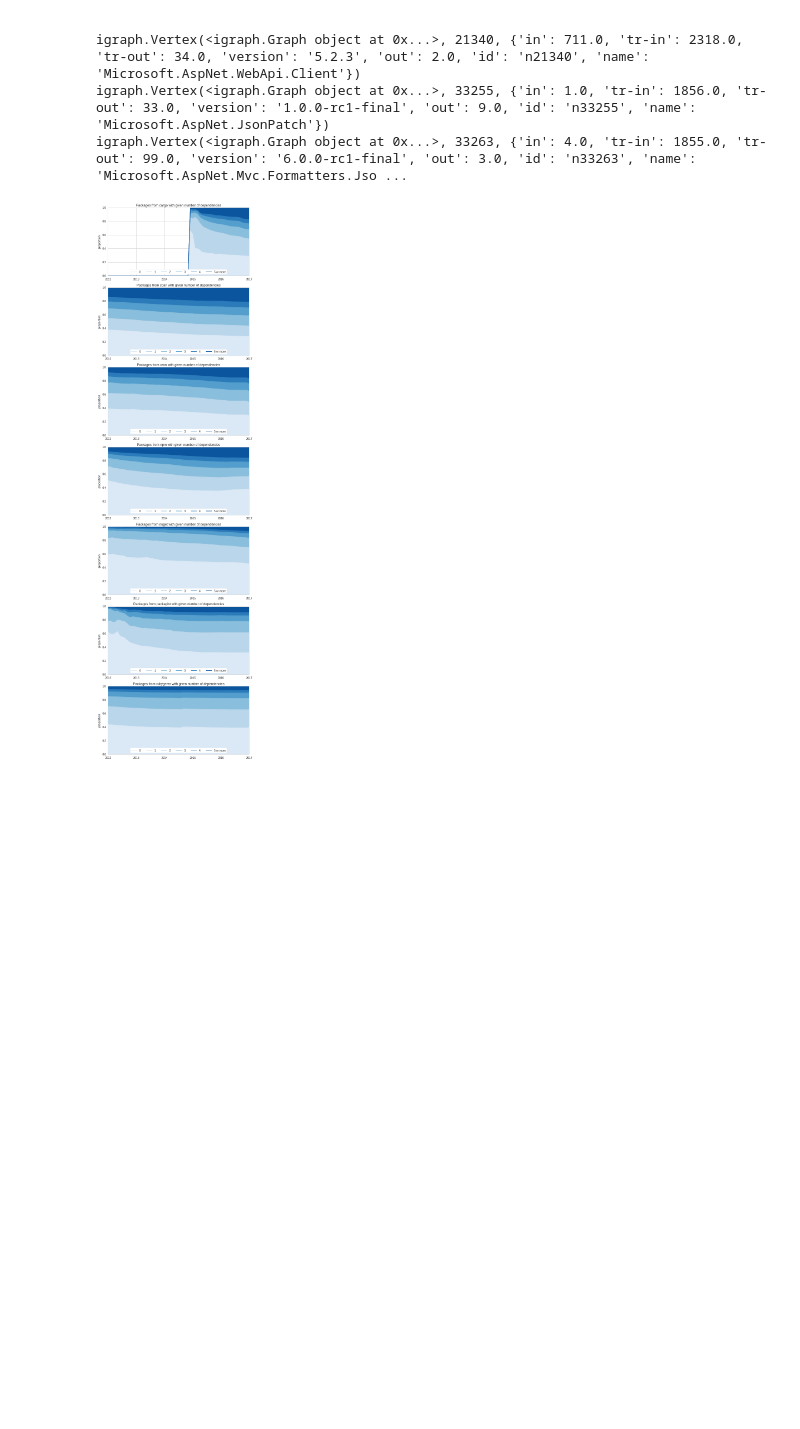
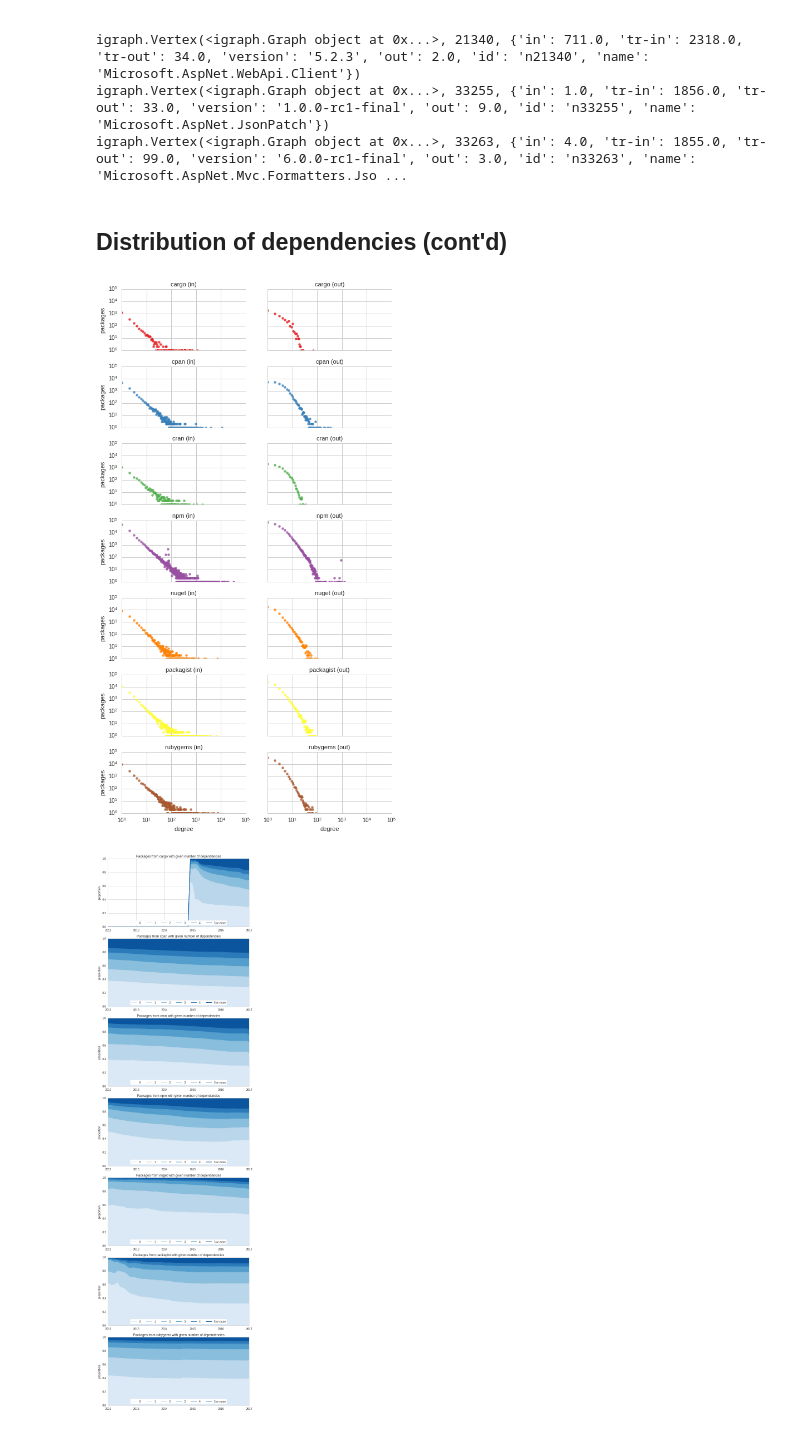
Before and after one commit to AlexandreDecan/ecos-emse, a Jupyter notebook: notebooks/Graphs metrics.ipynb, the cells around one changed output. Cells and saved outputs as stored; diff of their text form; code cells hidden in the pictures; blank space fills up the shorter version.

```diff
--- a/notebooks/Graphs metrics.ipynb
+++ b/notebooks/Graphs metrics.ipynb
@@ -582,6 +582,51 @@ igraph.Vertex(<igraph.Graph object at 0x...>, 58696, {'in': 6709.0, 'tr-in': 145
 igraph.Vertex(<igraph.Graph object at 0x...>, 21340, {'in': 711.0, 'tr-in': 2318.0, 'tr-out': 34.0, 'version': '5.2.3', 'out': 2.0, 'id': 'n21340', 'name': 'Microsoft.AspNet.WebApi.Client'})
 igraph.Vertex(<igraph.Graph object at 0x...>, 33255, {'in': 1.0, 'tr-in': 1856.0, 'tr-out': 33.0, 'version': '1.0.0-rc1-final', 'out': 9.0, 'id': 'n33255', 'name': 'Microsoft.AspNet.JsonPatch'})
 igraph.Vertex(<igraph.Graph object at 0x...>, 33263, {'in': 4.0, 'tr-in': 1855.0, 'tr-out': 99.0, 'version': '6.0.0-rc1-final', 'out': 3.0, 'id': 'n33263', 'name': 'Microsoft.AspNet.Mvc.Formatters.Jso ...
+# %% [markdown]
+## Distribution of dependencies (cont'd)
+# %%
+date = DATE_RANGE[-1]
+
+data = []
+for ecosystem in ECOSYSTEMS:
+    data.append(
+        pandas.concat([
+            pandas.DataFrame(
+            [(x, z) for x, y, z in graphs[ecosystem][date].degree_distribution(mode=igraph.IN).bins()],
+            columns=['degree', 'packages']
+            ).assign(ecosystem=ecosystem, kind='in'),
+            pandas.DataFrame(
+            [(x, z) for x, y, z in graphs[ecosystem][date].degree_distribution(mode=igraph.OUT).bins()],
+            columns=['degree', 'packages']
+            ).assign(ecosystem=ecosystem, kind='out')
+        ])
+    )
+
+data = pandas.concat(data)
+# %%
+grid = seaborn.lmplot(
+    x='degree',
+    y='packages',
+    data=data,
+    hue='ecosystem',
+    col='kind',
+    row='ecosystem',
+    size=FIG_SIZE[1] / 2,
+    aspect=2,
+    palette={**COLORS, 'in': 'r', 'out': 'b'},
+    fit_reg=False,
+)
+
+grid.set_titles('{row_name} ({col_name})')
+
+for ax_line in grid.axes:
+    for ax in ax_line:
+        ax.set_xscale('log', nonposx='clip')
+        ax.set_yscale('log', nonposy='clip')
+        ax.set_xlim(10e-1, 10e4)
+        ax.set_ylim(10e-1, 10e4)
+# %% [output]
+[figure, added]
 # %%
 figure, axes = matplotlib.pyplot.subplots(nrows=len(ECOSYSTEMS))
 figure.set_size_inches((FIG_SIZE[0], FIG_SIZE[1] * len(ECOSYSTEMS)))
```
Also changed, not shown: parts of 3 cells of this notebook, 2 other files.
